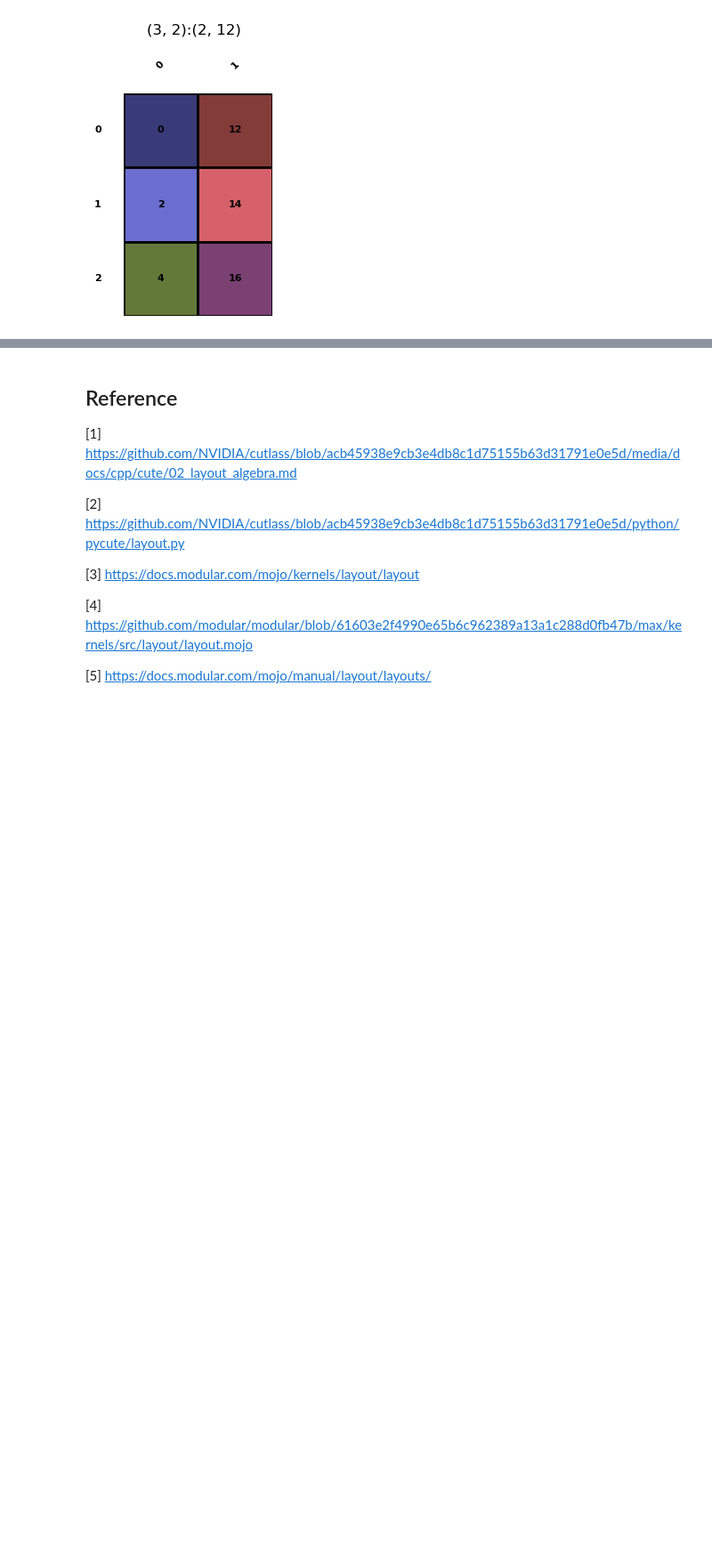
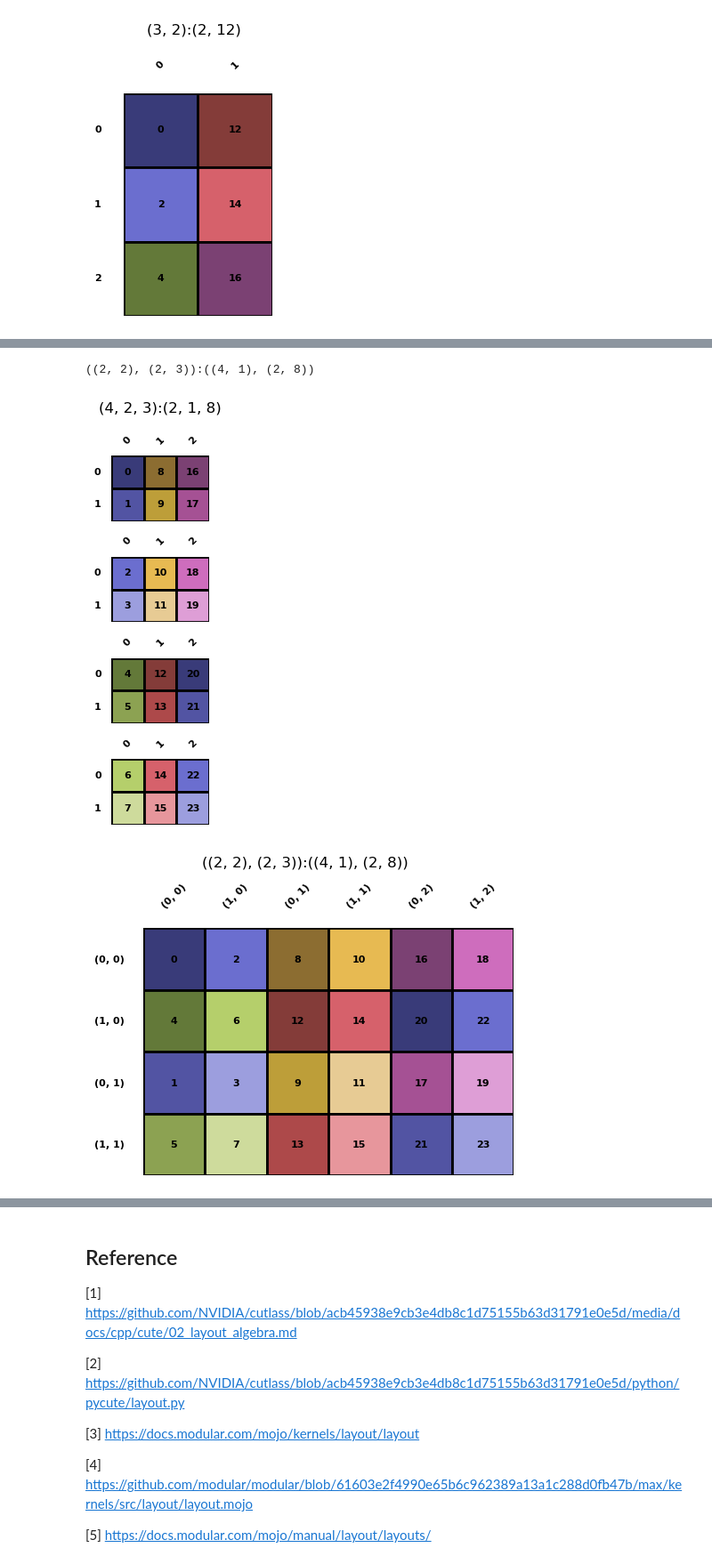
Before and after one commit to w32zhong/simp-intelligence, a Jupyter notebook: simp_intelligence/math/layout_basics.ipynb, the cells around one changed output, grey strips where cells are left out. Shown at 89% size. Saved outputs shown, nothing was run; the diff lists cells and outputs as text; code cells hidden in the pictures; blank space fills up the shorter version.

Commit message:
layout_basics.ipynb v1

```diff
--- a/simp_intelligence/math/layout_basics.ipynb
+++ b/simp_intelligence/math/layout_basics.ipynb
@@ -195,0 +215,6 @@ Layout.from_string('(2,2):(1,6)').visualize().complement(24, verbose=True).visua
+# %%
+Layout.from_string('(4,2,3):(2,1,8)').visualize().logical_divide(Layout.from_string('4:2')).visualize()
+# %% [output]
+((2, 2), (2, 3)):((4, 1), (2, 8))
+[figure, added]
+[figure, added]
```
Also changed, not shown: parts of 10 cells of this notebook, 1 other file.
